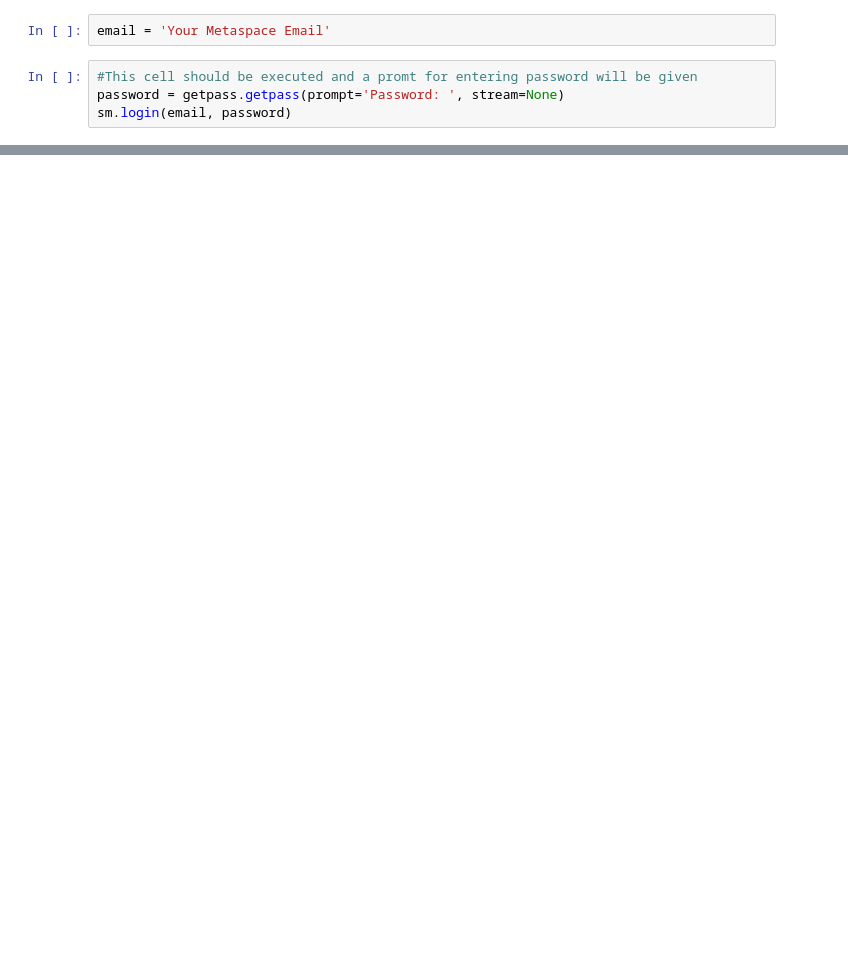
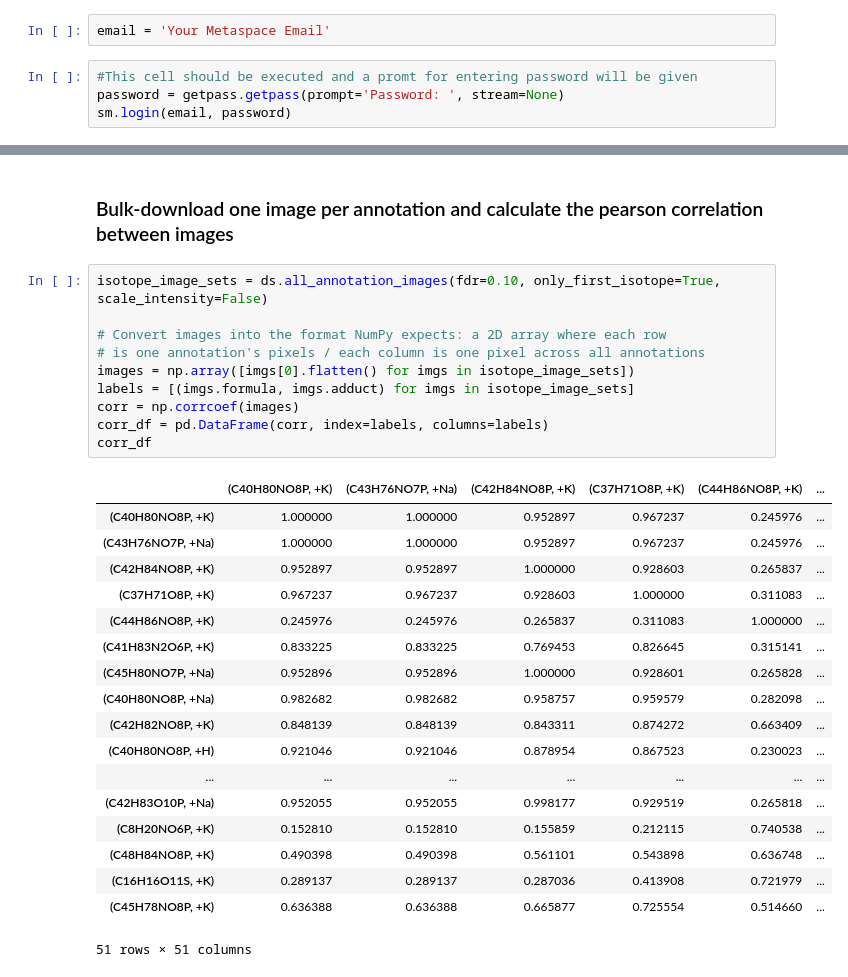
Before and after one commit to metaspace2020/metaspace, a Jupyter notebook: metaspace/python-client/example/iso_img_retrieval.ipynb, the cells around one changed output, grey strips where cells are left out. Drawn from its saved outputs; the diff is of its cells as text; blank space fills up the shorter version.

```diff
--- a/metaspace/python-client/example/iso_img_retrieval.ipynb
+++ b/metaspace/python-client/example/iso_img_retrieval.ipynb
@@ -56,0 +68,31 @@ plt.show()
+# %% [markdown]
+### Bulk-download one image per annotation and calculate the pearson correlation between images
+# %%
+isotope_image_sets = ds.all_annotation_images(fdr=0.10, only_first_isotope=True, scale_intensity=False)
+
+# Convert images into the format NumPy expects: a 2D array where each row
+# is one annotation's pixels / each column is one pixel across all annotations
+images = np.array([imgs[0].flatten() for imgs in isotope_image_sets])
+labels = [(imgs.formula, imgs.adduct) for imgs in isotope_image_sets]
+corr = np.corrcoef(images)
+corr_df = pd.DataFrame(corr, index=labels, columns=labels)
+corr_df
+# %% [output]
+|  | (C40H80NO8P, +K) | (C43H76NO7P, +Na) | (C42H84NO8P, +K) | (C37H71O8P, +K) | (C44H86NO8P, +K) | ... |
+| (C40H80NO8P, +K) | 1.000000 | 1.000000 | 0.952897 | 0.967237 | 0.245976 | ... |
+| (C43H76NO7P, +Na) | 1.000000 | 1.000000 | 0.952897 | 0.967237 | 0.245976 | ... |
+| (C42H84NO8P, +K) | 0.952897 | 0.952897 | 1.000000 | 0.928603 | 0.265837 | ... |
+| (C37H71O8P, +K) | 0.967237 | 0.967237 | 0.928603 | 1.000000 | 0.311083 | ... |
+| (C44H86NO8P, +K) | 0.245976 | 0.245976 | 0.265837 | 0.311083 | 1.000000 | ... |
+| (C41H83N2O6P, +K) | 0.833225 | 0.833225 | 0.769453 | 0.826645 | 0.315141 | ... |
+| (C45H80NO7P, +Na) | 0.952896 | 0.952896 | 1.000000 | 0.928601 | 0.265828 | ... |
+| (C40H80NO8P, +Na) | 0.982682 | 0.982682 | 0.958757 | 0.959579 | 0.282098 | ... |
+| (C42H82NO8P, +K) | 0.848139 | 0.848139 | 0.843311 | 0.874272 | 0.663409 | ... |
+| (C40H80NO8P, +H) | 0.921046 | 0.921046 | 0.878954 | 0.867523 | 0.230023 | ... |
+| ... | ... | ... | ... | ... | ... | ... |
+| (C42H83O10P, +Na) | 0.952055 | 0.952055 | 0.998177 | 0.929519 | 0.265818 | ... |
+| (C8H20NO6P, +K) | 0.152810 | 0.152810 | 0.155859 | 0.212115 | 0.740538 | ... |
+| (C48H84NO8P, +K) | 0.490398 | 0.490398 | 0.561101 | 0.543898 | 0.636748 | ... |
+| (C16H16O11S, +K) | 0.289137 | 0.289137 | 0.287036 | 0.413908 | 0.721979 | ... |
+| (C45H78NO8P, +K) | 0.636388 | 0.636388 | 0.665877 | 0.725554 | 0.514660 | ... |
+51 rows × 51 columns
```
Also changed, not shown: parts of 10 cells of this notebook, 4 other files.
